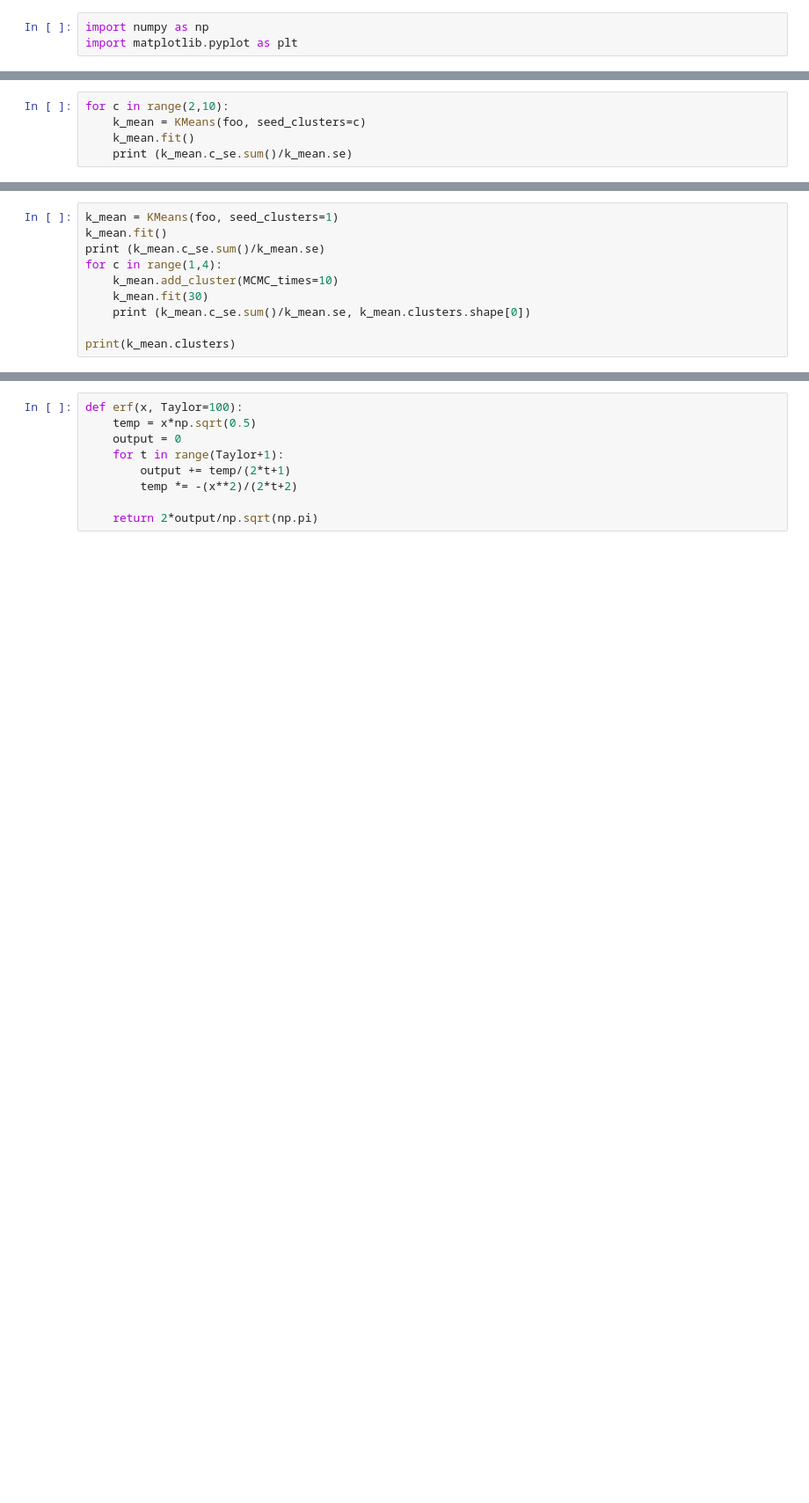
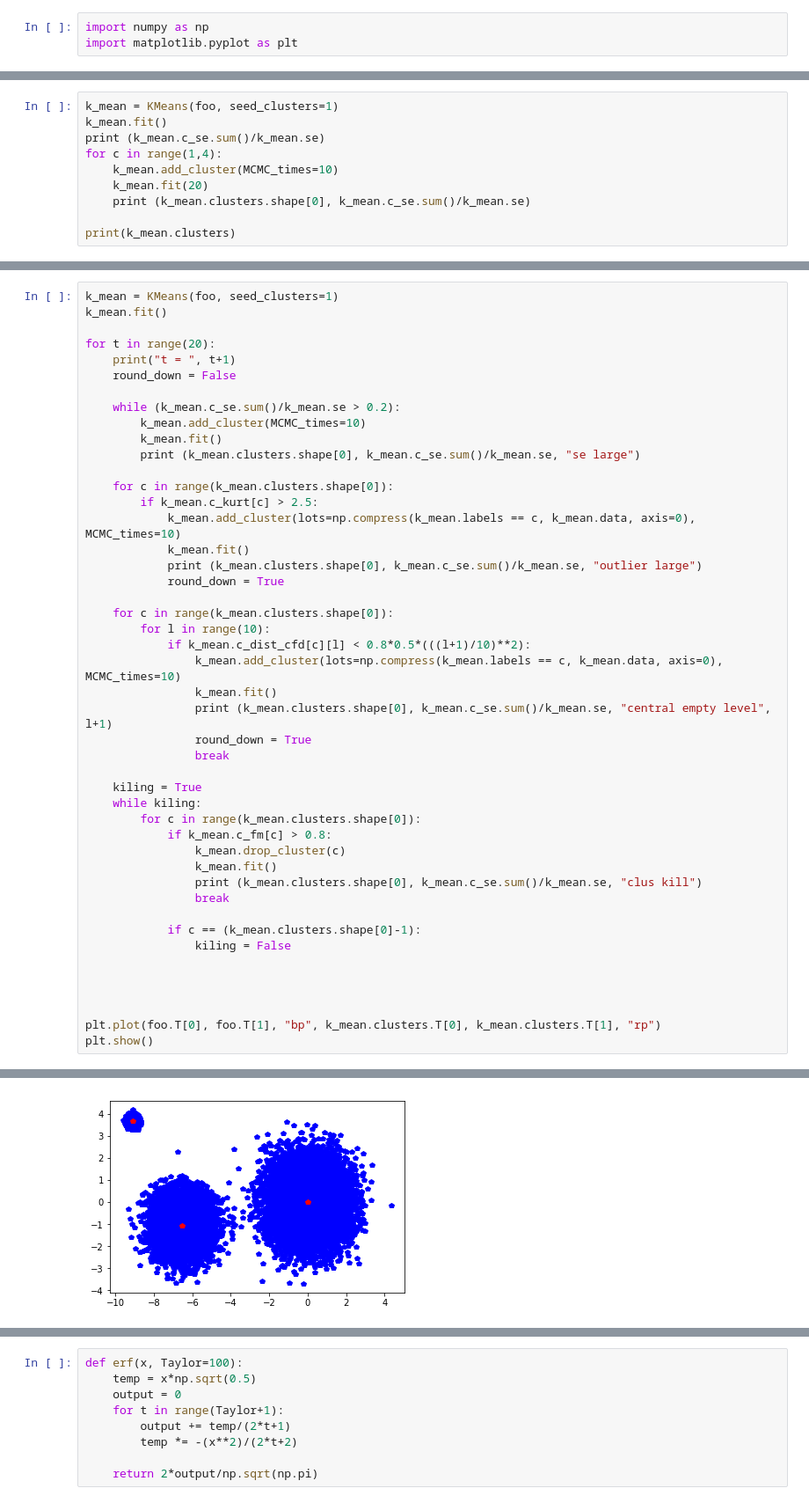
Before and after one commit to Dogiko/KMeans-Clustering, a Jupyter notebook: main.ipynb, the cells around one changed output, grey strips where cells are left out. Shown: that part at 88% size. Cells and saved outputs as stored; diff of their text form; blank space fills up the shorter version.

```diff
--- a/main.ipynb
+++ b/main.ipynb
@@ -127,5 +133,0 @@ print((k_mean.c_se/2000)**0.5)
-# %%
-for c in range(2,10):
-    k_mean = KMeans(foo, seed_clusters=c)
-    k_mean.fit()
-    print (k_mean.c_se.sum()/k_mean.se)
@@ -144,8 +137,8 @@ k_mean.fit()
 print (k_mean.c_se.sum()/k_mean.se)
 for c in range(1,4):
     k_mean.add_cluster(MCMC_times=10)
-    k_mean.fit(30)
-    print (k_mean.c_se.sum()/k_mean.se, k_mean.clusters.shape[0])
+    k_mean.fit(20)
+    print (k_mean.clusters.shape[0], k_mean.c_se.sum()/k_mean.se)
 
 print(k_mean.clusters)
 # %% [output]
@@ -164,0 +153,47 @@ array([ 0,  4,  8, 15, 23, 32, 43, 52, 59, 66, 71, 76, 81, 85, 88, 91, 93,
+# %%
+k_mean = KMeans(foo, seed_clusters=1)
+k_mean.fit()
+
+for t in range(20):
+    print("t = ", t+1)
+    round_down = False
+
+    while (k_mean.c_se.sum()/k_mean.se > 0.2):
+        k_mean.add_cluster(MCMC_times=10)
+        k_mean.fit()
+        print (k_mean.clusters.shape[0], k_mean.c_se.sum()/k_mean.se, "se large")
+
+    for c in range(k_mean.clusters.shape[0]):
+        if k_mean.c_kurt[c] > 2.5:
+            k_mean.add_cluster(lots=np.compress(k_mean.labels == c, k_mean.data, axis=0), MCMC_times=10)
+            k_mean.fit()
+            print (k_mean.clusters.shape[0], k_mean.c_se.sum()/k_mean.se, "outlier large")
+            round_down = True
+
+    for c in range(k_mean.clusters.shape[0]):
+        for l in range(10):
+            if k_mean.c_dist_cfd[c][l] < 0.8*0.5*(((l+1)/10)**2):
+                k_mean.add_cluster(lots=np.compress(k_mean.labels == c, k_mean.data, axis=0), MCMC_times=10)
+                k_mean.fit()
+                print (k_mean.clusters.shape[0], k_mean.c_se.sum()/k_mean.se, "central empty level", l+1)
+                round_down = True
+                break
+
+    kiling = True
+    while kiling:
+        for c in range(k_mean.clusters.shape[0]):
+            if k_mean.c_fm[c] > 0.8:
+                k_mean.drop_cluster(c)
+                k_mean.fit()
+                print (k_mean.clusters.shape[0], k_mean.c_se.sum()/k_mean.se, "clus kill")
+                break
+
+            if c == (k_mean.clusters.shape[0]-1):
+                kiling = False
+
+
+
+
+plt.plot(foo.T[0], foo.T[1], "bp", k_mean.clusters.T[0], k_mean.clusters.T[1], "rp")
+plt.show()
+# %% [output]
@@ -164,0 +217 @@ array([ 0,  4,  8, 15, 23, 32, 43, 52, 59, 66, 71, 76, 81, 85, 88, 91, 93,
+[figure, added]
```
Also changed, not shown: parts of 16 cells of this notebook.
